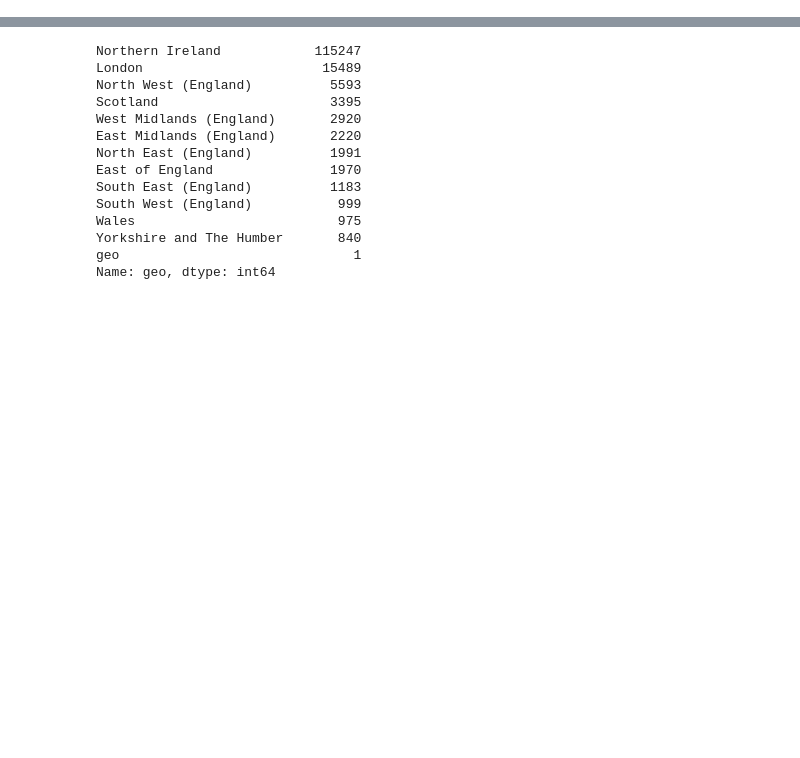
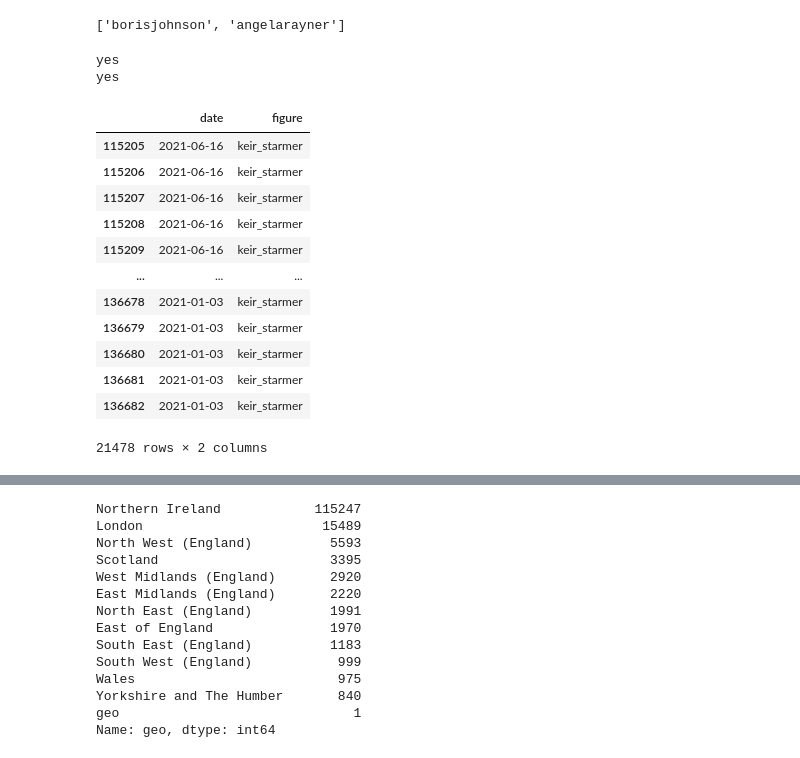
Before and after one commit to danm91/le_kingmakers_frontend, a Jupyter notebook: Function_testing.ipynb, the cells around one changed output, grey strips where cells are left out. Drawn from its saved outputs; the diff is of its cells as text; code cells hidden in the pictures; blank space fills up the shorter version.

```diff
--- a/Function_testing.ipynb
+++ b/Function_testing.ipynb
@@ -32,3 +76,33 @@ finish = '2021-06-01'
+# %%
+test = pols[:2]
+test
+# %% [output]
+['borisjohnson', 'angelarayner']
+# %%
+for i in list(df.figure.unique()):
+    if i in test:
+        print('yes')
+# %% [output]
+yes
+yes
+# %%
+pol = 'keir_starmer'
+# %%
+df.loc[(df['figure']==pol), ['date','figure']]
+# %% [output]
+|  | date | figure |
+| 115205 | 2021-06-16 | keir_starmer |
+| 115206 | 2021-06-16 | keir_starmer |
+| 115207 | 2021-06-16 | keir_starmer |
+| 115208 | 2021-06-16 | keir_starmer |
+| 115209 | 2021-06-16 | keir_starmer |
+| ... | ... | ... |
+| 136678 | 2021-01-03 | keir_starmer |
+| 136679 | 2021-01-03 | keir_starmer |
+| 136680 | 2021-01-03 | keir_starmer |
+| 136681 | 2021-01-03 | keir_starmer |
+| 136682 | 2021-01-03 | keir_starmer |
+21478 rows × 2 columns
 # %%
 pritipatel = Tweets().by_figure('pritipatel', start = start).head(2)
 # %%
```
Also changed, not shown: parts of 5 cells of this notebook, 3 other files.
